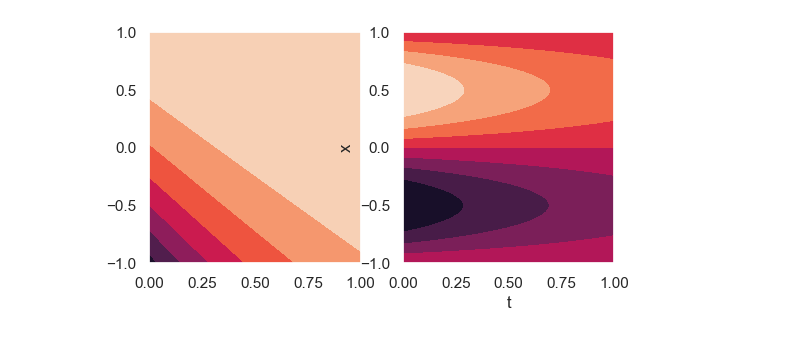
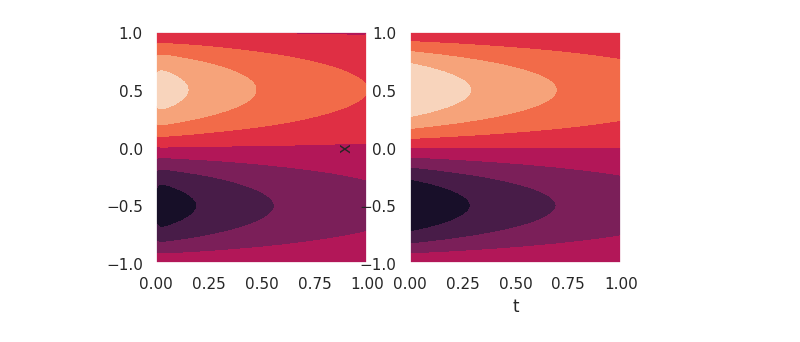
Before and after one commit to csml-beach/deep-bayesian-operator-nets, a Jupyter notebook: notebooks/bayes-pinn-PDE-gpu.ipynb, the cells around one changed output. Saved outputs shown, nothing was run; the diff lists cells and outputs as text; code cells hidden in the pictures.

```diff
--- a/notebooks/bayes-pinn-PDE-gpu.ipynb
+++ b/notebooks/bayes-pinn-PDE-gpu.ipynb
@@ -274,7 +294,7 @@ train_loader, test_loader = create_train_test_datasets(device = net.device)
 # %%
-net.w_ic = 1
+net.w_ic = 1.5
 net.w_data = 1
-net.w_bc   = 1
+net.w_bc   = 1.5
 # %%
-net.train(10000, optimizer='Adam', lr=1e-2)
+net.train(70000, optimizer='Adam', lr=1e-2)
 # %% [output]
@@ -284,4 +318,0 @@ Epoch (Adam): 8000,  Total Loss: 2599.3408203125,       PDE Loss: 2533.396240234
-# %%
-net.make_plot()
-# %% [output]
-[figure, removed]
@@ -304,0 +319,4 @@ ax1.get_shared_x_axes().join(ax1, ax2)
+# %%
+make_plot(net, device=net.device)
+# %% [output]
+[figure, added]
```
Also changed, not shown: parts of 9 cells of this notebook.
